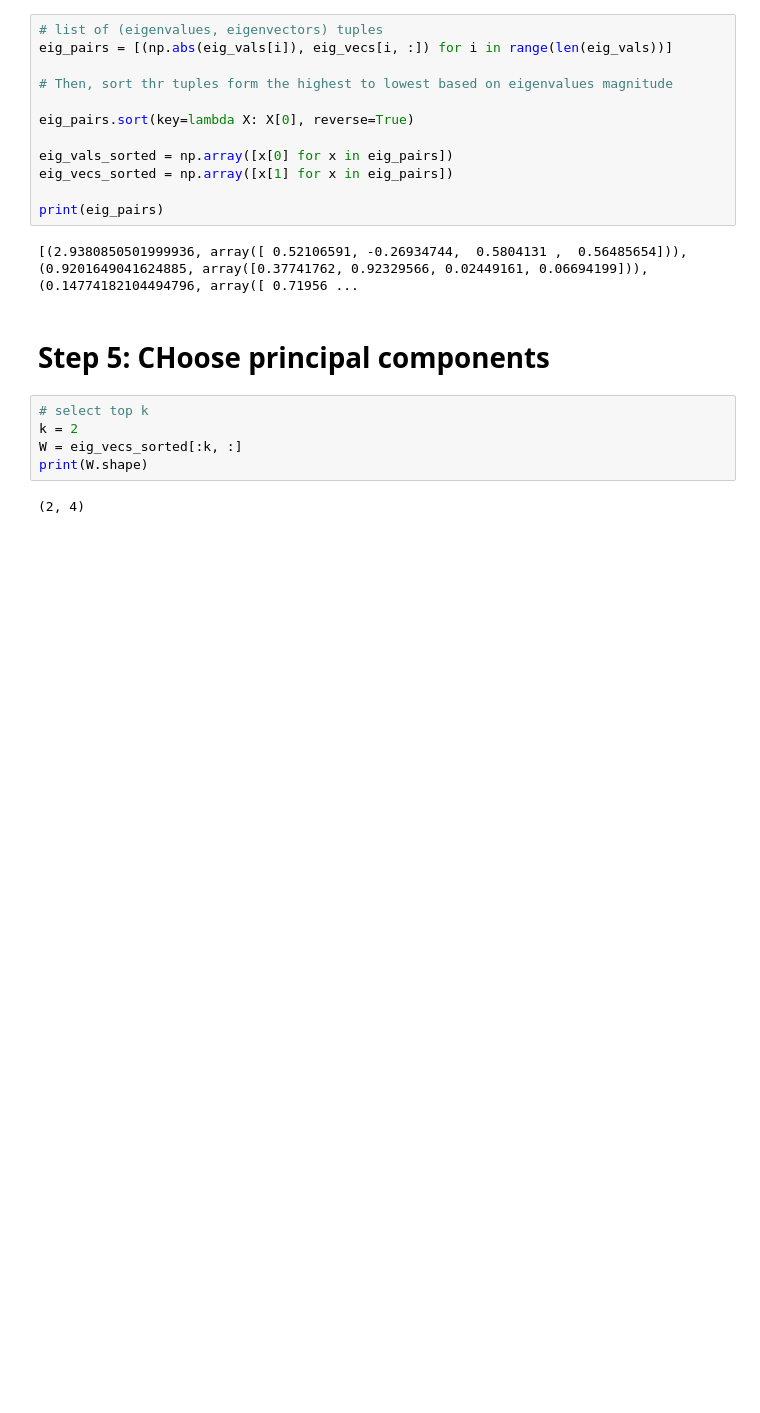
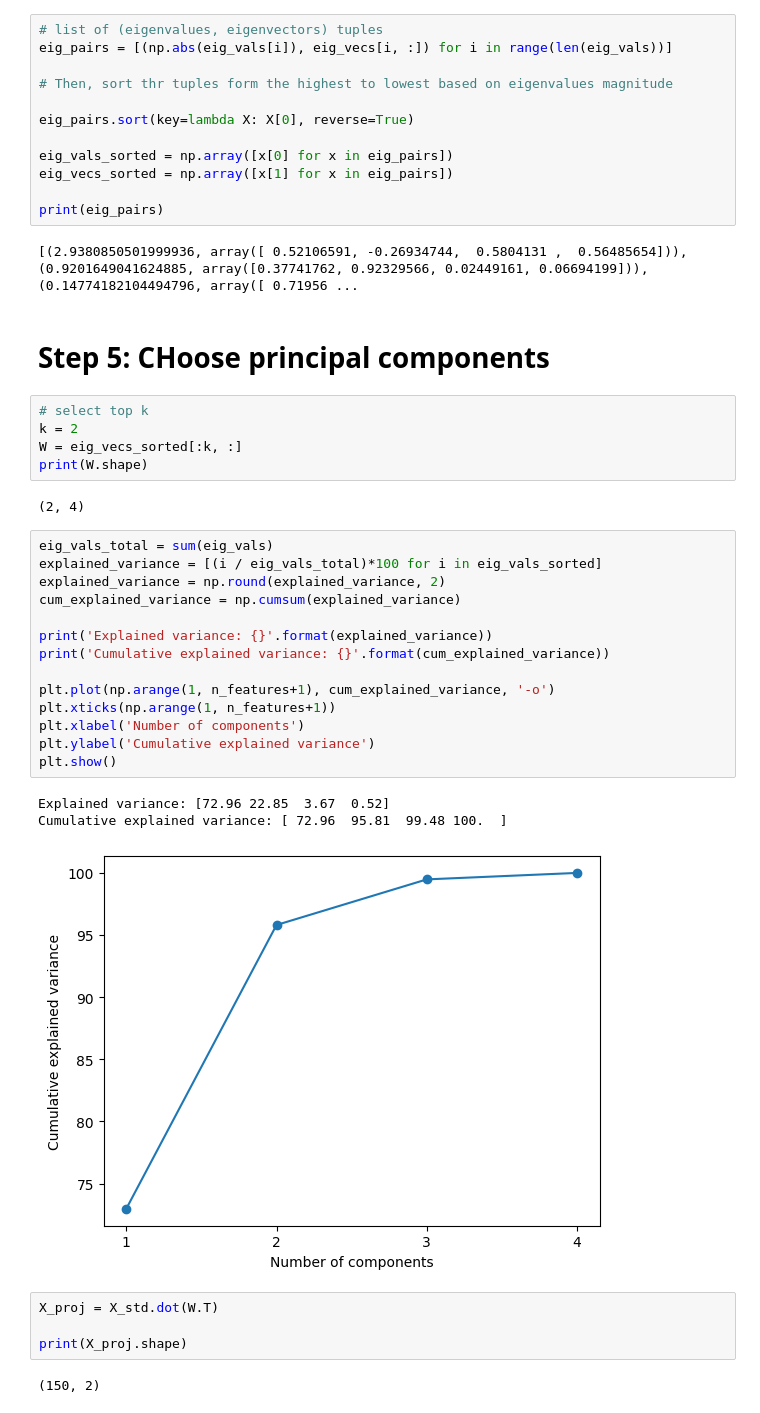
Before and after one commit to hanzalaareeb/Principal-Component-Analysis, a Jupyter notebook: Notebook/PCA_Implement.ipynb, the cells around one changed output. Saved outputs shown, nothing was run; the diff lists cells and outputs as text; blank space fills up the shorter version.

```diff
--- a/Notebook/PCA_Implement.ipynb
+++ b/Notebook/PCA_Implement.ipynb
@@ -118,3 +118,27 @@ W = eig_vecs_sorted[:k, :]
 print(W.shape)
 # %% [output]
 (2, 4)
+# %%
+eig_vals_total = sum(eig_vals)
+explained_variance = [(i / eig_vals_total)*100 for i in eig_vals_sorted]
+explained_variance = np.round(explained_variance, 2)
+cum_explained_variance = np.cumsum(explained_variance)
+
+print('Explained variance: {}'.format(explained_variance))
+print('Cumulative explained variance: {}'.format(cum_explained_variance))
+
+plt.plot(np.arange(1, n_features+1), cum_explained_variance, '-o')
+plt.xticks(np.arange(1, n_features+1))
+plt.xlabel('Number of components')
+plt.ylabel('Cumulative explained variance')
+plt.show()
+# %% [output]
+Explained variance: [72.96 22.85  3.67  0.52]
+Cumulative explained variance: [ 72.96  95.81  99.48 100.  ]
+[figure, added]
+# %%
+X_proj = X_std.dot(W.T)
+
+print(X_proj.shape)
+# %% [output]
+(150, 2)
```
Also changed, not shown: parts of 4 cells of this notebook.
